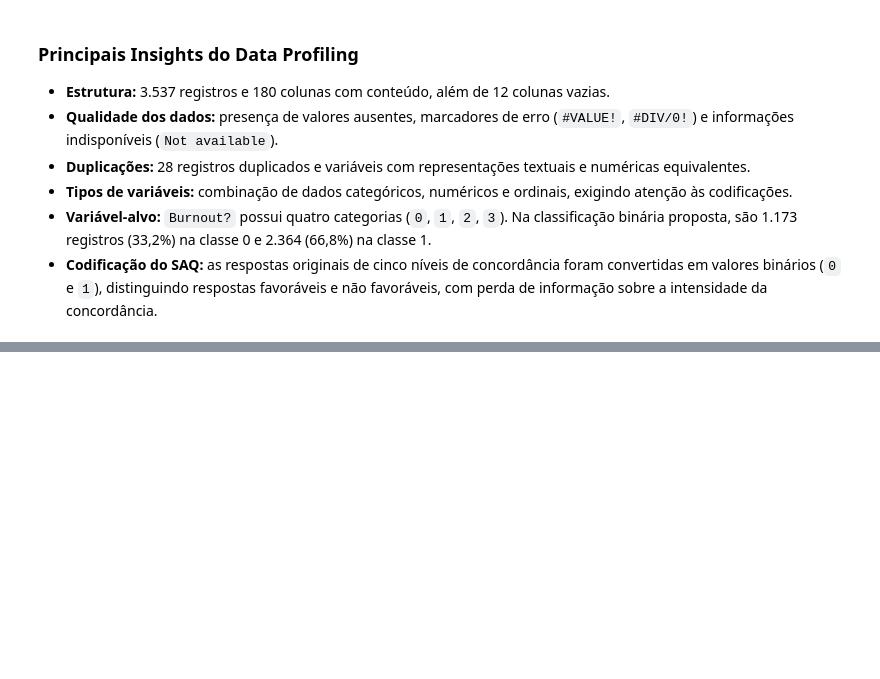
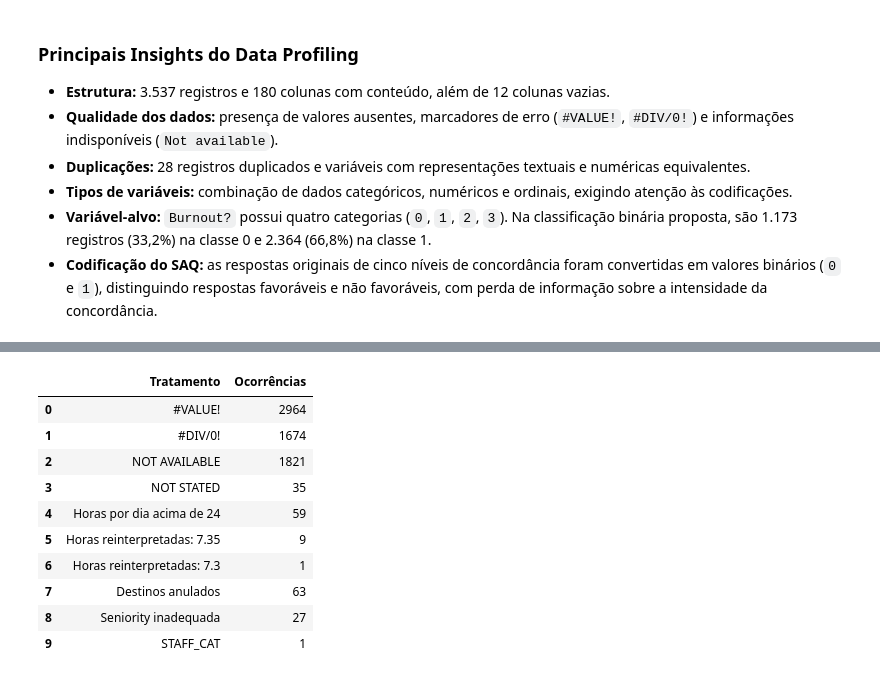
Before and after one commit to BrendonKappel/explainable-burnout-prediction, a Jupyter notebook: notebooks/burnout_prediction.ipynb, the cells around one changed output, grey strips where cells are left out. Drawn from its saved outputs; the diff is of its cells as text; code cells hidden in the pictures; blank space fills up the shorter version.

Commit message:
data cleaning

```diff
--- a/notebooks/burnout_prediction.ipynb
+++ b/notebooks/burnout_prediction.ipynb
@@ -129,0 +258,16 @@ Name: count, dtype: int64
+# %%
+import unicodedata
+
+
+def normalize_text(value):
+    """Remove acentos, converte para maiúsculas e retira espaços nas extremidades."""
+    text = unicodedata.normalize("NFKD", value)
+    text = "".join(character for character in text if not unicodedata.combining(character))
+    return text.upper().strip()
+
+
+string_columns = df_clean.select_dtypes(include=["object", "string"]).columns
+for column in string_columns:
+    df_clean[column] = df_clean[column].map(normalize_text, na_action="ignore")
+
+print("Colunas com textos normalizados:", len(string_columns))
@@ -129,0 +286,56 @@ Name: count, dtype: int64
+# %%
+treatment_counts = {}
+
+missing_markers = ["#VALUE!", "#DIV/0!", "NOT AVAILABLE", "NOT STATED"]
+for marker in missing_markers:
+    treatment_counts[marker] = int(df_clean.isin([marker]).sum().sum())
+df_clean = df_clean.replace(missing_markers, pd.NA)
+
+hours_column = "On average how many hours per day did you work in the last week?"
+daily_hours = pd.to_numeric(df_clean[hours_column], errors="raise")
+invalid_hours = daily_hours.gt(24).fillna(False)
+treatment_counts["Horas por dia acima de 24"] = int(invalid_hours.sum())
+df_clean.loc[invalid_hours, hours_column] = pd.NA
+
+hours_as_minutes = {7.35: 7 + 35 / 60, 7.3: 7 + 30 / 60}
+for original, corrected in hours_as_minutes.items():
+    hour_mask = daily_hours.eq(original).fillna(False)
+    treatment_counts[f"Horas reinterpretadas: {original}"] = int(hour_mask.sum())
+    df_clean.loc[hour_mask, hours_column] = corrected
+
+redeployment_column = "Have you been redeployed to a different area, hospital, or specialty?"
+destination_column = "If so, to which specialty or area have you been redeployed?"
+no_destination = ["N/A", "NA", "NOT APPLICABLE", "NOT REDEPLOYED", "NOT DEPLOYED"]
+invalid_destination = (
+    df_clean[redeployment_column].eq("NO").fillna(False)
+    | df_clean[destination_column].isin(no_destination)
+)
+treatment_counts["Destinos anulados"] = int(
+    (invalid_destination & df_clean[destination_column].notna()).sum()
+)
+df_clean.loc[invalid_destination, destination_column] = pd.NA
+
+invalid_seniority = (
+    df_clean["Seniority"].notna()
+    & ~df_clean["Seniority"].isin(["SENIOR", "JUNIOR"])
+)
+treatment_counts["Seniority inadequada"] = int(invalid_seniority.sum())
+df_clean.loc[invalid_seniority, "Seniority"] = pd.NA
+
+invalid_role = df_clean["role"].eq("STAFF_CAT").fillna(False)
+treatment_counts["STAFF_CAT"] = int(invalid_role.sum())
+df_clean.loc[invalid_role, "role"] = pd.NA
+
+display(pd.Series(treatment_counts).rename_axis("Tratamento").reset_index(name="Ocorrências"))
+# %% [output]
+|  | Tratamento | Ocorrências |
+| 0 | #VALUE! | 2964 |
+| 1 | #DIV/0! | 1674 |
+| 2 | NOT AVAILABLE | 1821 |
+| 3 | NOT STATED | 35 |
+| 4 | Horas por dia acima de 24 | 59 |
+| 5 | Horas reinterpretadas: 7.35 | 9 |
+| 6 | Horas reinterpretadas: 7.3 | 1 |
+| 7 | Destinos anulados | 63 |
+| 8 | Seniority inadequada | 27 |
+| 9 | STAFF_CAT | 1 |
```
Also changed, not shown: parts of 13 cells of this notebook.
